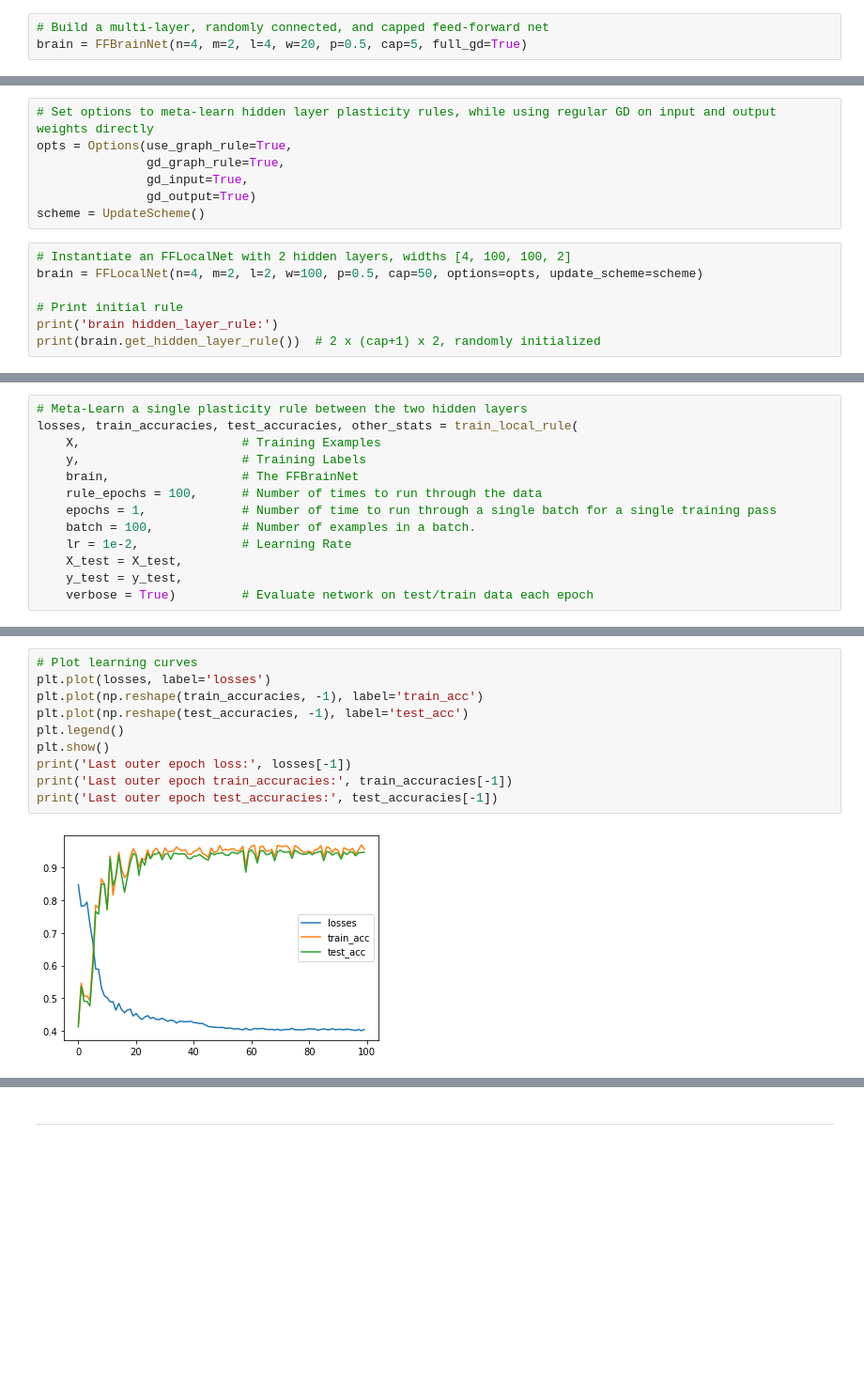
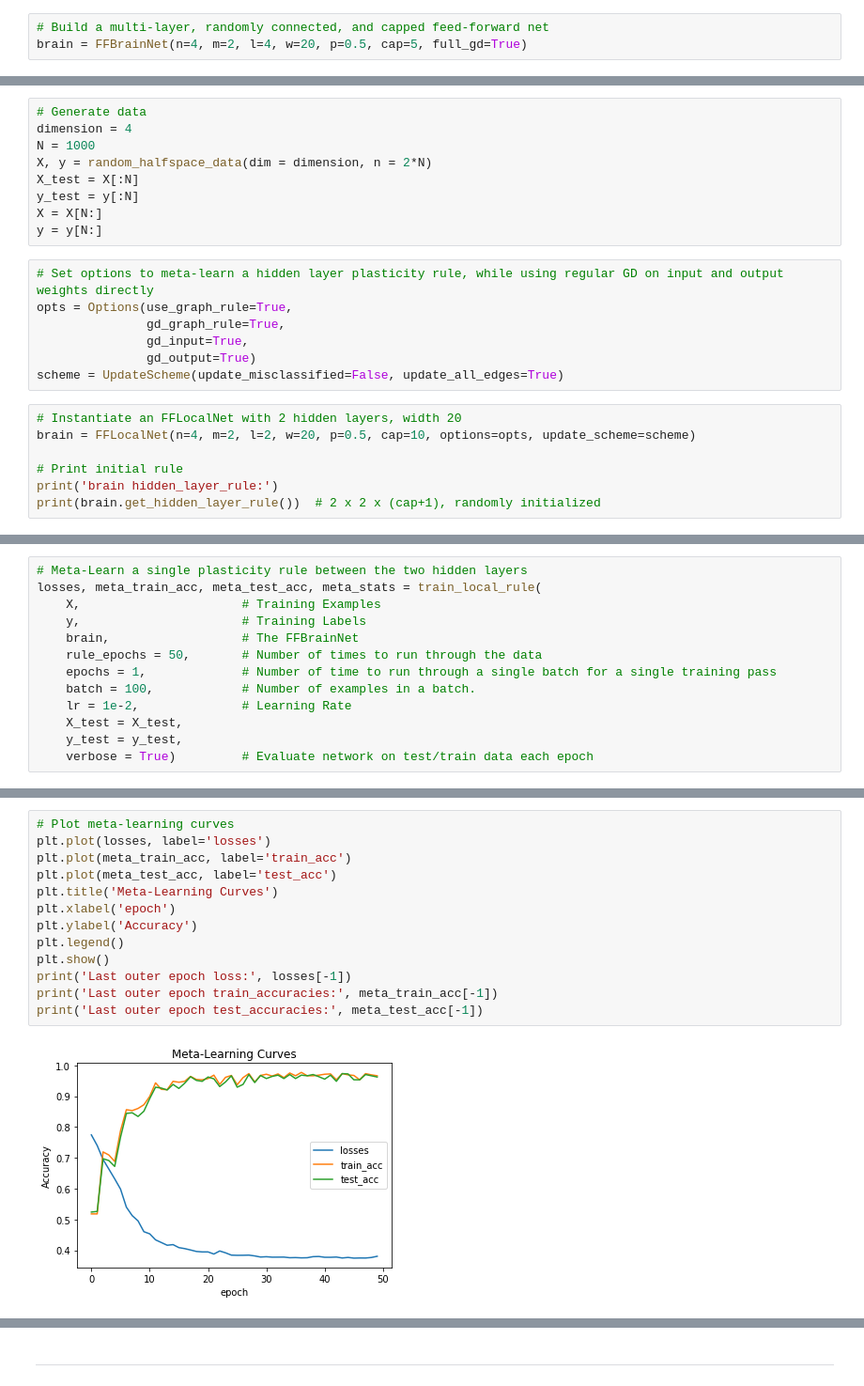
Before and after one commit to saykartik/assemblies, a Jupyter notebook: BrainNet/FFBrainNet Tests.ipynb, the cells around one changed output, grey strips where cells are left out. Shown at 94% size. Saved outputs shown, nothing was run; the diff lists cells and outputs as text; blank space fills up the shorter version.

```diff
--- a/BrainNet/FFBrainNet Tests.ipynb
+++ b/BrainNet/FFBrainNet Tests.ipynb
@@ -78,16 +271,25 @@ y = y[n:]
+# %%
+# Generate data
+dimension = 4
+N = 1000
+X, y = random_halfspace_data(dim = dimension, n = 2*N)
+X_test = X[:N]
+y_test = y[:N]
+X = X[N:]
+y = y[N:]
 # %%
-# Set options to meta-learn hidden layer plasticity rules, while using regular GD on input and output weights directly
+# Set options to meta-learn a hidden layer plasticity rule, while using regular GD on input and output weights directly
 opts = Options(use_graph_rule=True,
                gd_graph_rule=True,
                gd_input=True,
                gd_output=True)
-scheme = UpdateScheme()
+scheme = UpdateScheme(update_misclassified=False, update_all_edges=True)
 # %%
-# Instantiate an FFLocalNet with 2 hidden layers, widths [4, 100, 100, 2]
-brain = FFLocalNet(n=4, m=2, l=2, w=100, p=0.5, cap=50, options=opts, update_scheme=scheme)
+# Instantiate an FFLocalNet with 2 hidden layers, width 20
+brain = FFLocalNet(n=4, m=2, l=2, w=20, p=0.5, cap=10, options=opts, update_scheme=scheme)
 
 # Print initial rule
 print('brain hidden_layer_rule:')
-print(brain.get_hidden_layer_rule())  # 2 x (cap+1) x 2, randomly initialized
+print(brain.get_hidden_layer_rule())  # 2 x 2 x (cap+1), randomly initialized
 # %% [output]
 brain hidden_layer_rule:
@@ -110,10 +305,10 @@ tensor([[[ 3.1166e-01,  1.2365e+00, -6.1356e-01, -5.9399e-02, -5.5788e-01,
 # %%
 # Meta-Learn a single plasticity rule between the two hidden layers
-losses, train_accuracies, test_accuracies, other_stats = train_local_rule(
+losses, meta_train_acc, meta_test_acc, meta_stats = train_local_rule(
     X,                      # Training Examples
     y,                      # Training Labels
     brain,                  # The FFBrainNet
-    rule_epochs = 100,      # Number of times to run through the data
+    rule_epochs = 50,       # Number of times to run through the data
     epochs = 1,             # Number of time to run through a single batch for a single training pass
     batch = 100,            # Number of examples in a batch.
     lr = 1e-2,              # Learning Rate
@@ -177,12 +367,15 @@ tensor([[[-9.1893e-25,  3.2725e-18,  4.6465e-23,  2.4117e-26, -2.8124e-23,
 # %%
-# Plot learning curves
+# Plot meta-learning curves
 plt.plot(losses, label='losses')
-plt.plot(np.reshape(train_accuracies, -1), label='train_acc')
-plt.plot(np.reshape(test_accuracies, -1), label='test_acc')
+plt.plot(meta_train_acc, label='train_acc')
+plt.plot(meta_test_acc, label='test_acc')
+plt.title('Meta-Learning Curves')
+plt.xlabel('epoch')
+plt.ylabel('Accuracy')
 plt.legend()
 plt.show()
 print('Last outer epoch loss:', losses[-1])
-print('Last outer epoch train_accuracies:', train_accuracies[-1])
-print('Last outer epoch test_accuracies:', test_accuracies[-1])
+print('Last outer epoch train_accuracies:', meta_train_acc[-1])
+print('Last outer epoch test_accuracies:', meta_test_acc[-1])
 # %% [output]
-[figure, old version]
+[figure, new version]
```
Also changed, not shown: parts of 34 cells of this notebook.
